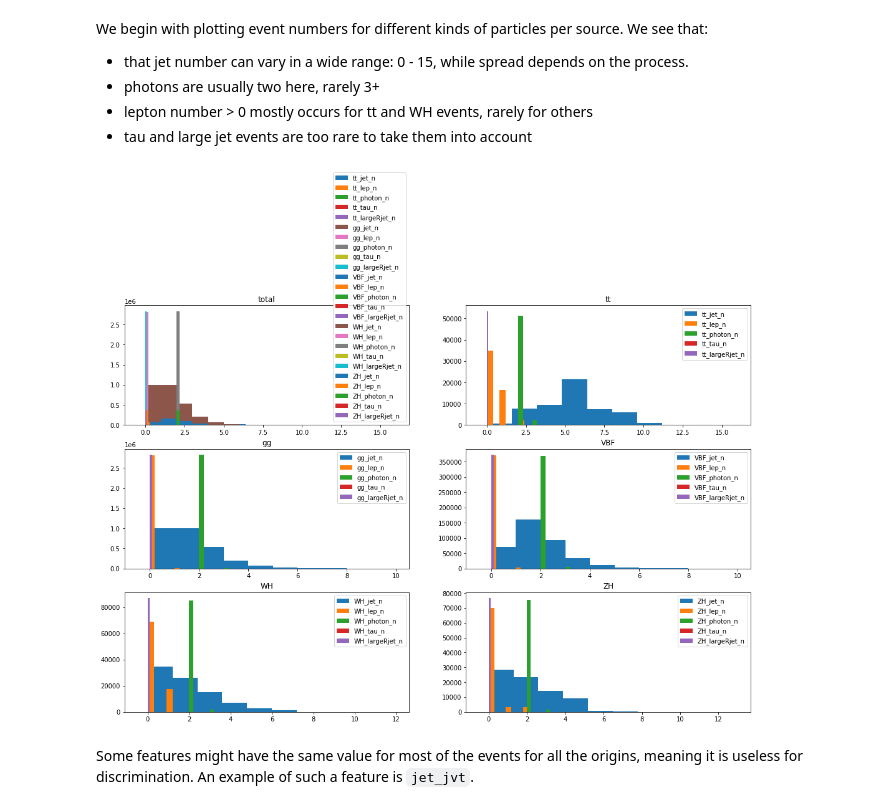
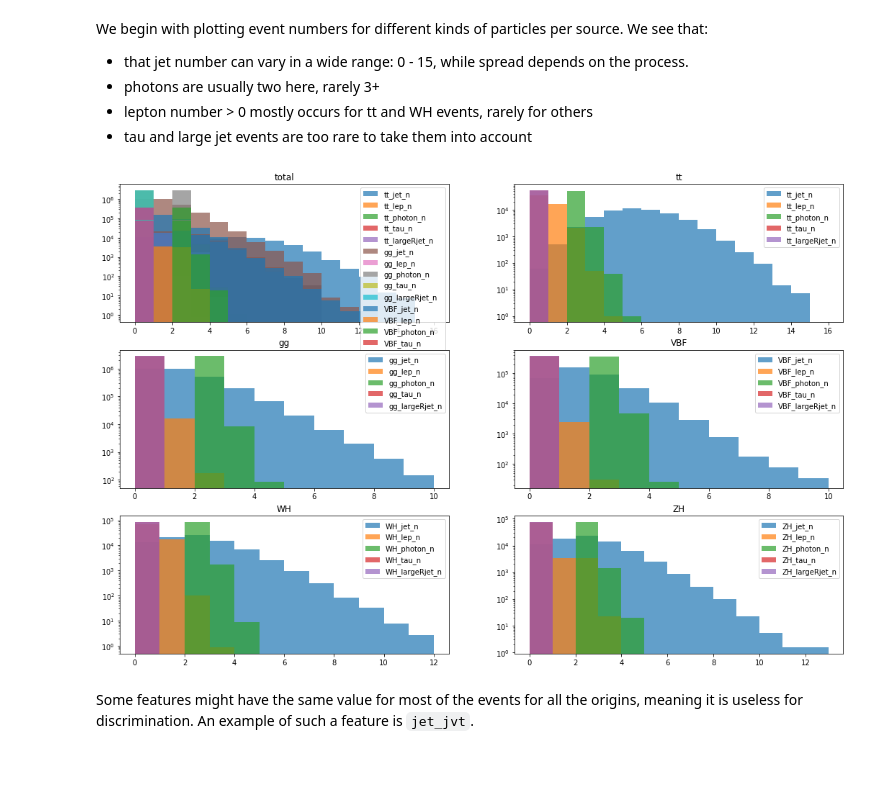
Before and after one commit to vindex10/rbpp-projects, a Jupyter notebook: project-final/eda.ipynb, the cells around one changed output. Saved outputs shown, nothing was run; the diff lists cells and outputs as text; code cells hidden in the pictures; blank space fills up the shorter version.

Commit message:
pretty plots

```diff
--- a/project-final/eda.ipynb
+++ b/project-final/eda.ipynb
@@ -145,6 +145,7 @@ def per_axis(func, events):
         func(the_ax, key, val)
         func(main, key, val)
     main.set_title("total")
+    return fig
 # %% [markdown]
 We begin with plotting event numbers for different kinds of particles per source. We see that:
 
@@ -154,16 +155,23 @@ We begin with plotting event numbers for different kinds of particles per source
 * tau and large jet events are too rare to take them into account
 # %%
 def plot_n_values(ax, key, events):
-    ax.hist(events[b"jet_n"], weights=events[b"mcWeight"], label=f"{key}_jet_n")
-    ax.hist(events[b"lep_n"], weights=events[b"mcWeight"], label=f"{key}_lep_n")
-    ax.hist(events[b"photon_n"], weights=events[b"mcWeight"], label=f"{key}_photon_n")
-    ax.hist(events[b"tau_n"], weights=events[b"mcWeight"], label=f"{key}_tau_n")
-    ax.hist(events[b"largeRjet_n"], weights=events[b"mcWeight"], label=f"{key}_largeRjet_n")
+    max_bin = np.max([events[b"jet_n"],
+                      events[b"lep_n"],
+                      events[b"photon_n"],
+                      events[b"tau_n"],
+                      events[b"largeRjet_n"]])
+    bin_edges = np.arange(0, max_bin+1., 1.)
+    _, bins, _ = ax.hist(events[b"jet_n"], weights=events[b"mcWeight"], label=f"{key}_jet_n", alpha=0.7, bins=bin_edges)
+    ax.hist(events[b"lep_n"], weights=events[b"mcWeight"], label=f"{key}_lep_n", bins=bins, alpha=0.7)
+    ax.hist(events[b"photon_n"], weights=events[b"mcWeight"], label=f"{key}_photon_n", bins=bins, alpha=0.7)
+    ax.hist(events[b"tau_n"], weights=events[b"mcWeight"], label=f"{key}_tau_n", bins=bins, alpha=0.7)
+    ax.hist(events[b"largeRjet_n"], weights=events[b"mcWeight"], label=f"{key}_largeRjet_n", bins=bins, alpha=0.7)
     ax.legend()
     ax.set_title(key)
-per_axis(plot_n_values, events)
+    ax.set_yscale("log")
+per_axis(plot_n_values, events).savefig("output/n_particles.png")
 # %% [output]
-[figure, old version]
+[figure, new version]
 # %% [markdown]
 Some features might have the same value for most of the events for all the origins, meaning it is useless for discrimination. An example of such a feature is `jet_jvt`.
 # %%
```
Also changed, not shown: parts of 8 cells of this notebook, 2 other files.
